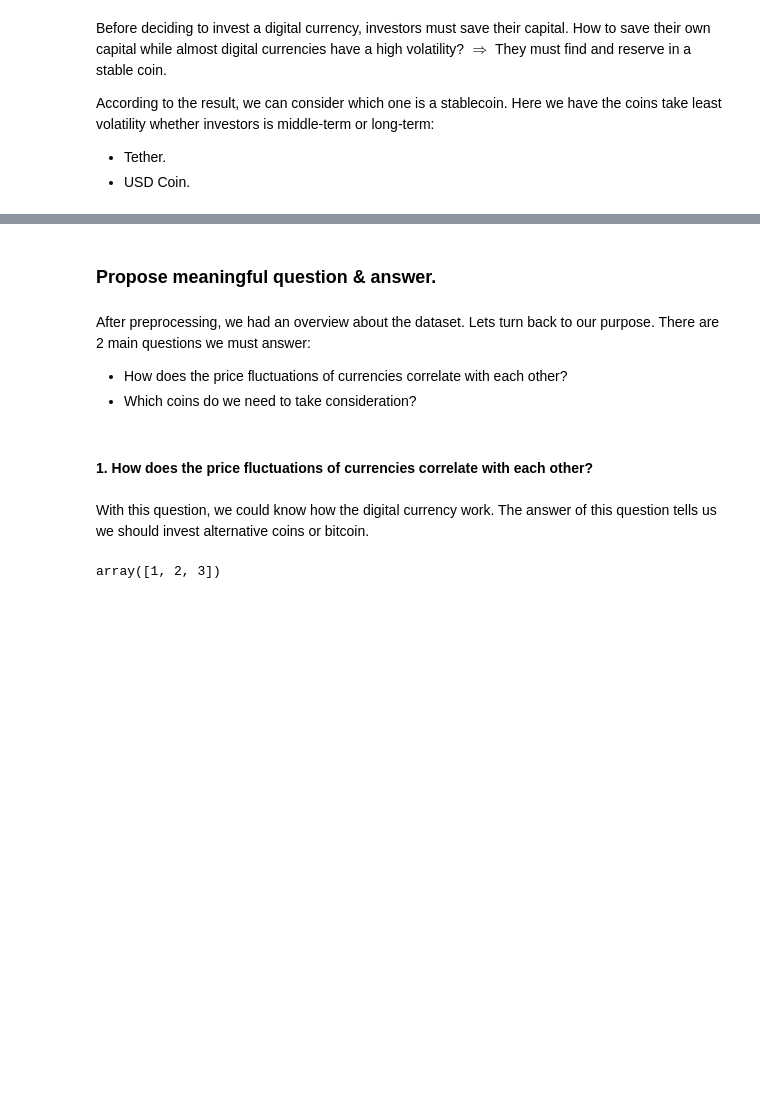
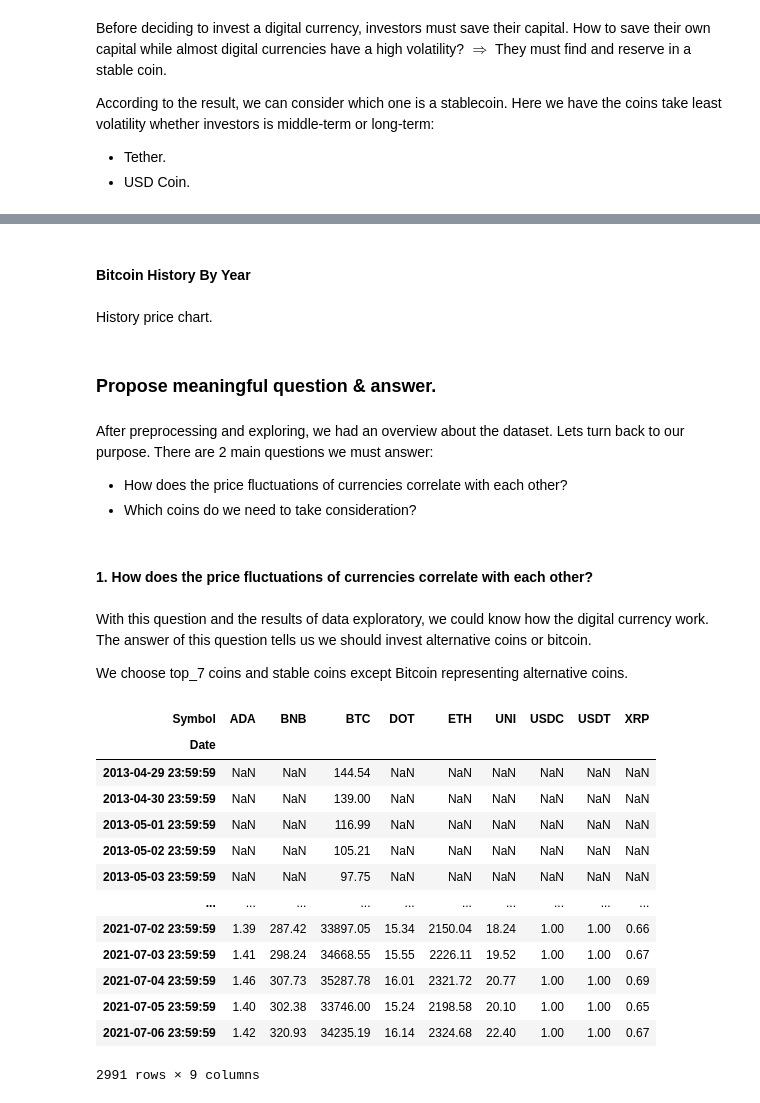
Before and after one commit to henryone0910/Crypto-Analysis, a Jupyter notebook: Final.ipynb, the cells around one changed output, grey strips where cells are left out. Cells and saved outputs as stored; diff of their text form; code cells hidden in the pictures; blank space fills up the shorter version.

Commit message:
80% done, Answering questions

```diff
--- a/Final.ipynb
+++ b/Final.ipynb
@@ -473,0 +520,6 @@ According to the result, we can consider which one is a stablecoin. Here we have
+# %%
+true_mcap = cryp_df[cryp_df['Marketcap'] > 0]
+
+mean_mcap = true_mcap[['Name','Symbol','Marketcap']].groupby(['Name','Symbol']).mean()
+pd.set_option('display.float_format', '{:.2f}'.format)
+mean_mcap
@@ -473,0 +545,6 @@ According to the result, we can consider which one is a stablecoin. Here we have
+# %%
+mean_mcap = mean_mcap.reset_index()
+
+fig = px.pie(mean_mcap, values= 'Marketcap', names='Name',
+            title="Proportion of currency")
+fig.update_traces(textposition = 'inside',textinfo='percent+label')
@@ -473,0 +556,4 @@ According to the result, we can consider which one is a stablecoin. Here we have
+# %% [markdown]
+#### Bitcoin History By Year
+# %% [markdown]
+History price chart.
@@ -474,16 +588,40 @@ According to the result, we can consider which one is a stablecoin. Here we have
 # %% [markdown]
 ### Propose meaningful question & answer.
 # %% [markdown]
-After preprocessing, we had an overview about the dataset. Lets turn back to our purpose. There are 2 main questions we must answer:
+After preprocessing and exploring, we had an overview about the dataset. Lets turn back to our purpose. There are 2 main questions we must answer:
 - How does the price fluctuations of currencies correlate with each other?
 - Which coins do we need to take consideration?
 # %% [markdown]
 #### 1. How does the price fluctuations of currencies correlate with each other?
 # %% [markdown]
-With this question, we could know how the digital currency work. The answer of this question tells us we should invest alternative coins or bitcoin.
+With this question and the results of data exploratory, we could know how the digital currency work. The answer of this question tells us we should invest alternative coins or bitcoin.
+
+We choose top_7 coins and stable coins except Bitcoin representing alternative coins.
-# %%
-a = np.array([1,2,3])
-np.append(a, 4)
-a
-# %% [output]
-array([1, 2, 3])
+# %%
+stb_coin=['USDT','USDC']
+mean_mcap = mean_mcap.sort_values('Marketcap',ascending=False)
+stb_coin = mean_mcap[mean_mcap['Symbol'].isin(stb_coin)]
+alt_and_BTC_coin = mean_mcap[:8]
+
+alt_and_BTC_coins = pd.concat([stb_coin,alt_and_BTC_coin],axis=0)
+alt_and_BTC_coins = alt_and_BTC_coins.drop_duplicates()
+
+corr_df = cryp_df[cryp_df['Symbol'].isin(alt_and_BTC_coins['Symbol'])]
+corr_df = pd.pivot(corr_df,values='Close', index='Date',columns='Symbol')
+
+corr_df
+# %% [output]
+| Symbol | ADA | BNB | BTC | DOT | ETH | UNI | USDC | USDT | XRP |
+| Date |  |  |  |  |  |  |  |  |  |
+| 2013-04-29 23:59:59 | NaN | NaN | 144.54 | NaN | NaN | NaN | NaN | NaN | NaN |
+| 2013-04-30 23:59:59 | NaN | NaN | 139.00 | NaN | NaN | NaN | NaN | NaN | NaN |
+| 2013-05-01 23:59:59 | NaN | NaN | 116.99 | NaN | NaN | NaN | NaN | NaN | NaN |
+| 2013-05-02 23:59:59 | NaN | NaN | 105.21 | NaN | NaN | NaN | NaN | NaN | NaN |
+| 2013-05-03 23:59:59 | NaN | NaN | 97.75 | NaN | NaN | NaN | NaN | NaN | NaN |
+| ... | ... | ... | ... | ... | ... | ... | ... | ... | ... |
+| 2021-07-02 23:59:59 | 1.39 | 287.42 | 33897.05 | 15.34 | 2150.04 | 18.24 | 1.00 | 1.00 | 0.66 |
+| 2021-07-03 23:59:59 | 1.41 | 298.24 | 34668.55 | 15.55 | 2226.11 | 19.52 | 1.00 | 1.00 | 0.67 |
+| 2021-07-04 23:59:59 | 1.46 | 307.73 | 35287.78 | 16.01 | 2321.72 | 20.77 | 1.00 | 1.00 | 0.69 |
+| 2021-07-05 23:59:59 | 1.40 | 302.38 | 33746.00 | 15.24 | 2198.58 | 20.10 | 1.00 | 1.00 | 0.65 |
+| 2021-07-06 23:59:59 | 1.42 | 320.93 | 34235.19 | 16.14 | 2324.68 | 22.40 | 1.00 | 1.00 | 0.67 |
+2991 rows × 9 columns
```
Also changed, not shown: parts of 22 cells of this notebook, 1 other file.
